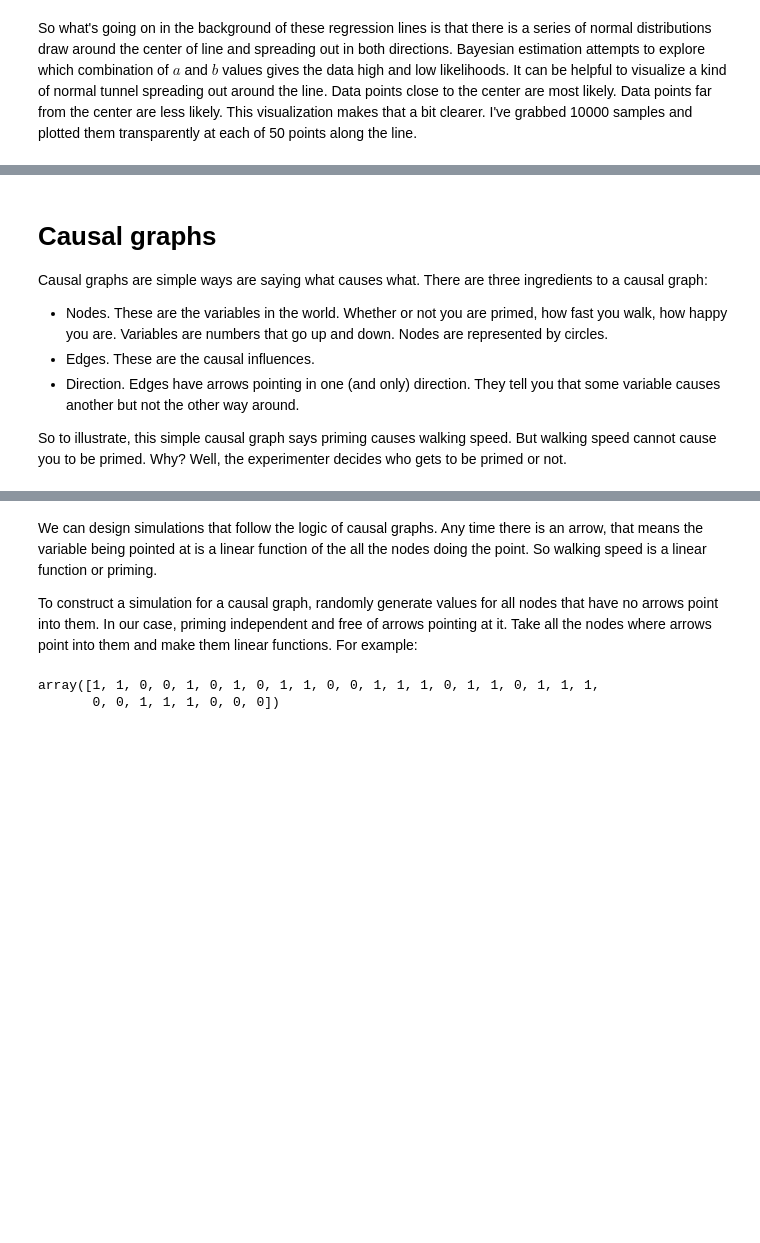
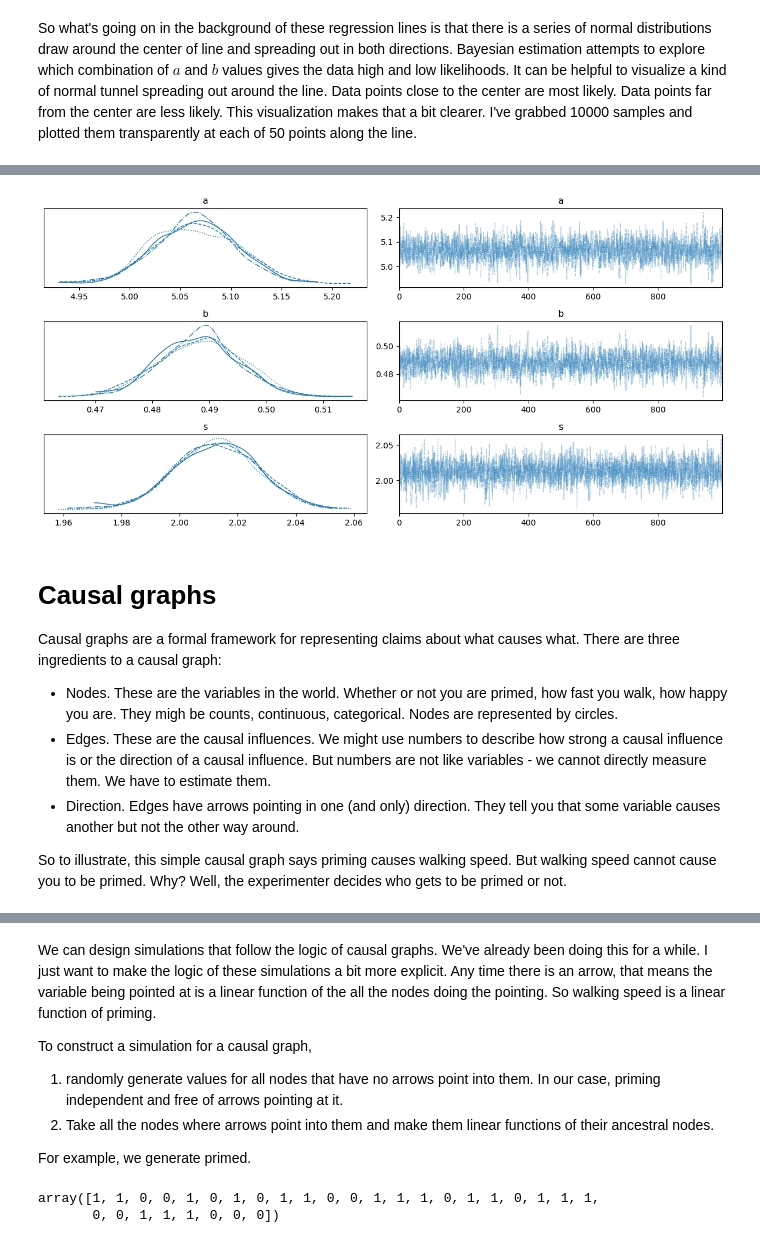
Before and after one commit to daniel-saunders-phil/cogs-303, a Jupyter notebook: lectures/Lecture 19 - Mediation.ipynb, the cells around one changed output, grey strips where cells are left out. Saved outputs shown, nothing was run; the diff lists cells and outputs as text; code cells hidden in the pictures; blank space fills up the shorter version.

```diff
--- a/lectures/Lecture 19 - Mediation.ipynb
+++ b/lectures/Lecture 19 - Mediation.ipynb
@@ -224,7 +228,7 @@ The practical upshot of all of this is that we can build more complex and flexib
 
 I'll show you how to specify a pymc model that incorporates a linear function. The big change is how we specify priors. Before we tried to make our best guess for what the mean and standard deviation would be for either group and then set our priors there. Typically, we wanted to set our priors to be the same for both groups, which is a way of saying "I'm not sure whether the intervention will work". We can still do that but it's a bit indirect now because of the way we've rewritten the model. $a$ is the mean of the first group. $a + b$ is the mean of the second group. So there isn't a convenient way of specifying one prior for both groups. Instead of we do is put most of our prior information into $a$. Like if we are dealing with walking speeds, we know those have to be positive. So we can put a normal prior over $a$ with a mean in the positive numbers. Then the standard deviation of our prior expresses how uncertain we are about our predicted mean. Finally, we typically use a normal prior around $b$ with mean of zero. This expresses the idea that we don't have prior information about whether the treatment or experiment works in one direction or another. Priming might make people faster or slower. We don't know. That's why we are doing the experiment. So centering our $b$ prior around 0 expresses that.
 # %%
-with pm.Model() as m0:
+with pm.Model() as model_1:
     a = pm.Normal('a',0,50) # i expect my intercept to be around 0 but
                             # I'm pretty uncertain so I'll use a large standard deviation
     b = pm.Normal('b',0,50) # I expect my slope to be to around 0 but again uncertain
@@ -235,5 +239,3 @@ with pm.Model() as m0:
     y = pm.Normal('y',mean,s,observed=y_ob) # the normal distribution moves around the with the linear function
 
     trace = pm.sample()
-
-az.plot_posterior(trace)
@@ -251,10 +242,15 @@ array([<AxesSubplot: title={'center': 'a'}>,
+# %%
+az.plot_trace(trace)
+plt.tight_layout();
+# %% [output]
+[figure, added]
 # %% [markdown]
 # Causal graphs
 
-Causal graphs are simple ways are saying what causes what. There are three ingredients to a causal graph:
+Causal graphs are a formal framework for representing claims about what causes what. There are three ingredients to a causal graph:
 
-- Nodes. These are the variables in the world. Whether or not you are primed, how fast you walk, how happy you are. Variables are numbers that go up and down. Nodes are represented by circles.
-- Edges. These are the causal influences.
+- Nodes. These are the variables in the world. Whether or not you are primed, how fast you walk, how happy you are. They migh be counts, continuous, categorical. Nodes are represented by circles.
+- Edges. These are the causal influences. We might use numbers to describe how strong a causal influence is or the direction of a causal influence. But numbers are not like variables - we cannot directly measure them. We have to estimate them.
 - Direction. Edges have arrows pointing in one (and only) direction. They tell you that some variable causes another but not the other way around.
 
 So to illustrate, this simple causal graph says priming causes walking speed. But walking speed cannot cause you to be primed. Why? Well, the experimenter decides who gets to be primed or not.
@@ -269,9 +265,14 @@ dot # display the graph
 # %% [output]
 [drawing not drawn]
 # %% [markdown]
-We can design simulations that follow the logic of causal graphs. Any time there is an arrow, that means the variable being pointed at is a linear function of the all the nodes doing the point. So walking speed is a linear function or priming.
+We can design simulations that follow the logic of causal graphs. We've already been doing this for a while. I just want to make the logic of these simulations a bit more explicit. Any time there is an arrow, that means the variable being pointed at is a linear function of the all the nodes doing the pointing. So walking speed is a linear function of priming.
 
-To construct a simulation for a causal graph, randomly generate values for all nodes that have no arrows point into them. In our case, priming independent and free of arrows pointing at it. Take all the nodes where arrows point into them and make them linear functions. For example:
+To construct a simulation for a causal graph,
+
+1. randomly generate values for all nodes that have no arrows point into them. In our case, priming independent and free of arrows pointing at it.
+2. Take all the nodes where arrows point into them and make them linear functions of their ancestral nodes.
+
+For example, we generate primed.
 # %%
 # simulate priming data
 
```
Also changed, not shown: parts of 71 cells of this notebook, 9 other files.
